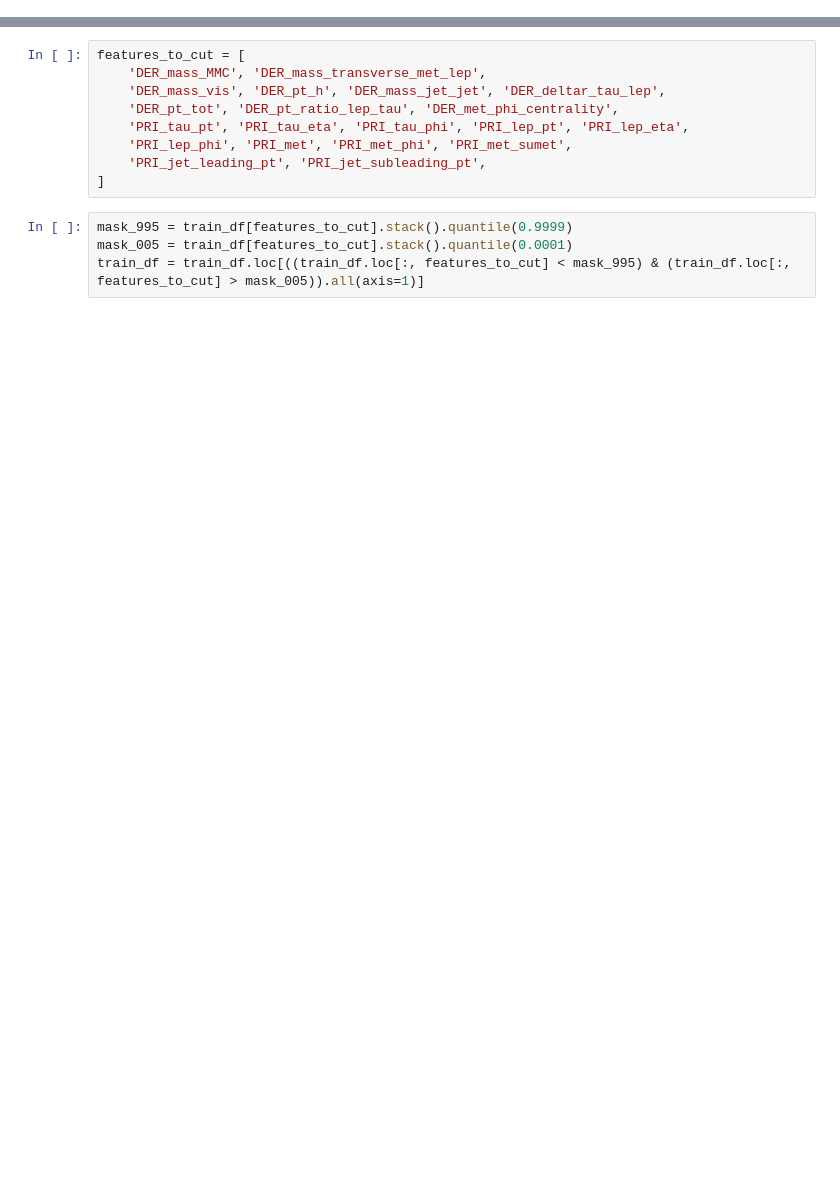
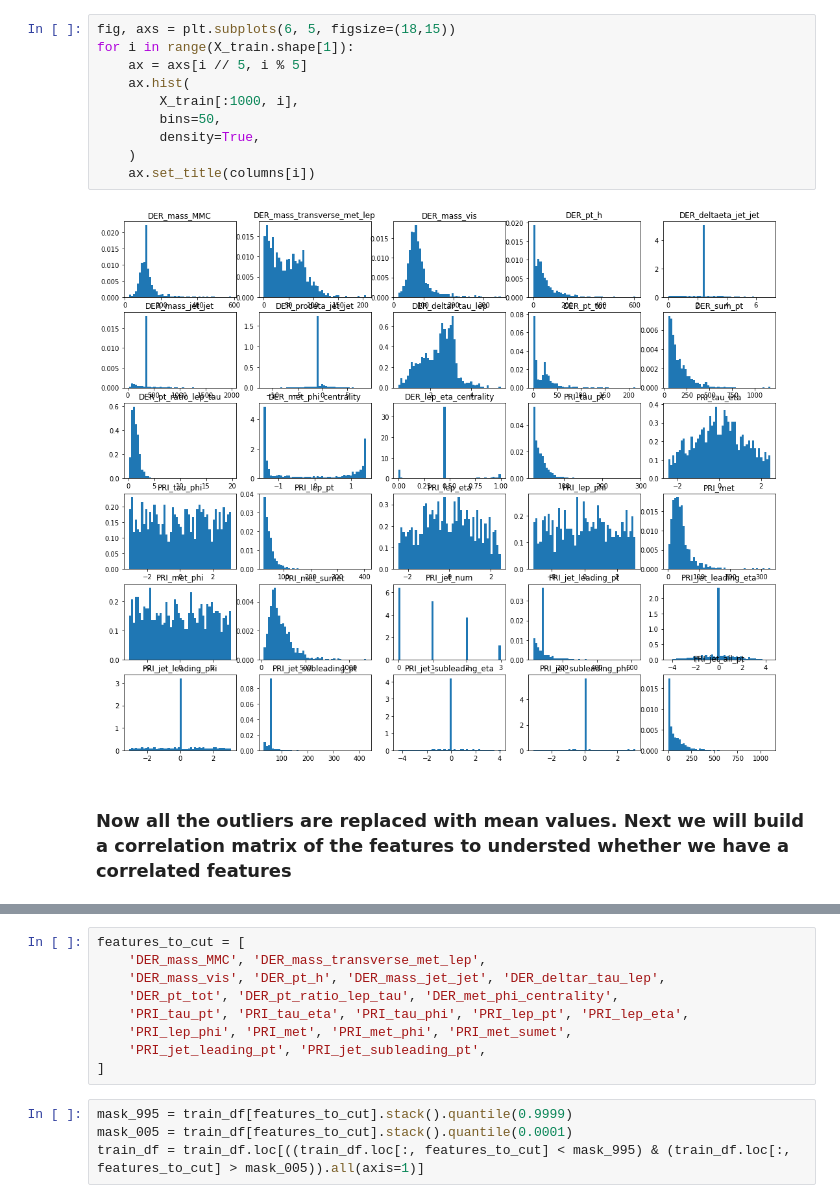
Before and after one commit to maximzubkov/ML_course, a Jupyter notebook: projects/project1/features.ipynb, the cells around one changed output, grey strips where cells are left out. Cells and saved outputs as stored; diff of their text form; blank space fills up the shorter version.

```diff
--- a/projects/project1/features.ipynb
+++ b/projects/project1/features.ipynb
@@ -48 +59,15 @@ train_df.describe()
+# %%
+fig, axs = plt.subplots(6, 5, figsize=(18,15))
+for i in range(X_train.shape[1]):
+    ax = axs[i // 5, i % 5]
+    ax.hist(
+        X_train[:1000, i],
+        bins=50,
+        density=True,
+    )
+    ax.set_title(columns[i])
+# %% [output]
+[figure, added]
+# %% [markdown]
+### Now all the outliers are replaced with mean values. Next we will build a correlation matrix of the features to understed whether we have a correlated features
 # %%
```
Also changed, not shown: parts of 48 cells of this notebook.
